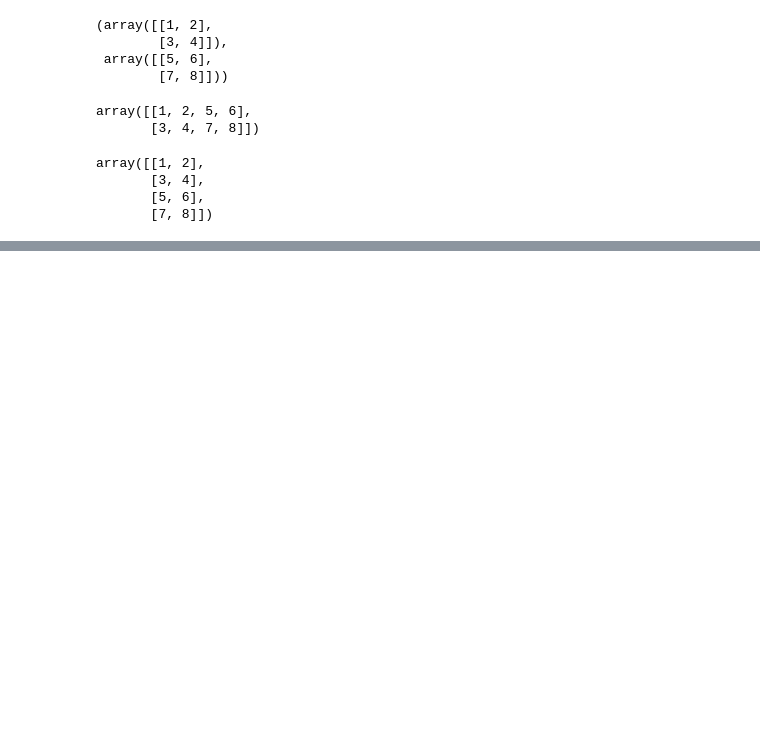
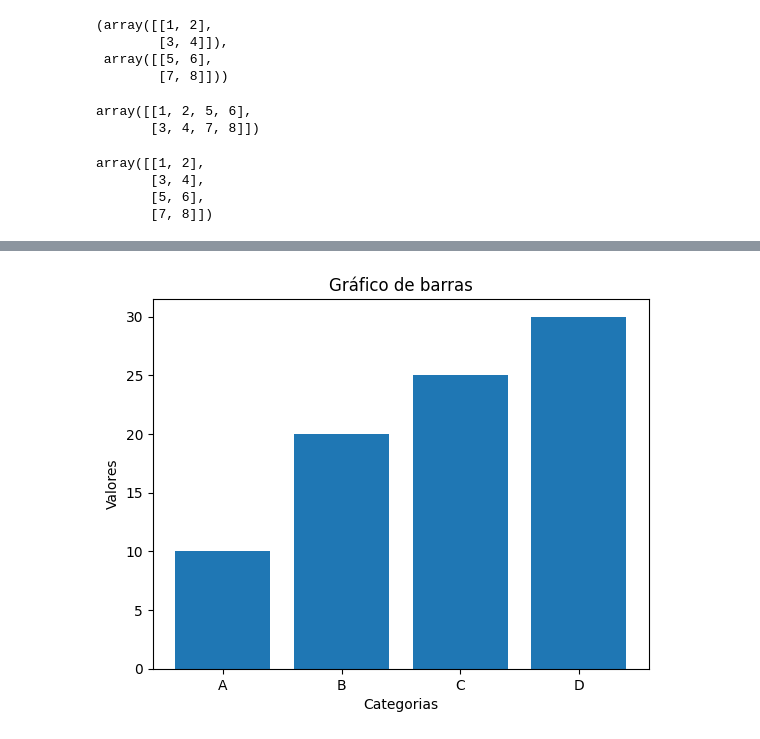
Before and after one commit to ETorresSacha/Prediccion-RULL, a Jupyter notebook: Numpy.ipynb, the cells around one changed output, grey strips where cells are left out. Saved outputs shown, nothing was run; the diff lists cells and outputs as text; code cells hidden in the pictures; blank space fills up the shorter version.

```diff
--- a/Numpy.ipynb
+++ b/Numpy.ipynb
@@ -187,0 +349,11 @@ array([[1, 2],
+# %%
+# Gráficos de barras
+categorias = ["A","B","C","D"]
+valores = [10,20,25,30]
+plt.bar(categorias,valores)
+plt.title("Gráfico de barras")
+plt.xlabel("Categorias")
+plt.ylabel("Valores")
+plt.show()
+# %% [output]
+[figure, added]
```
Also changed, not shown: parts of 34 cells of this notebook.
